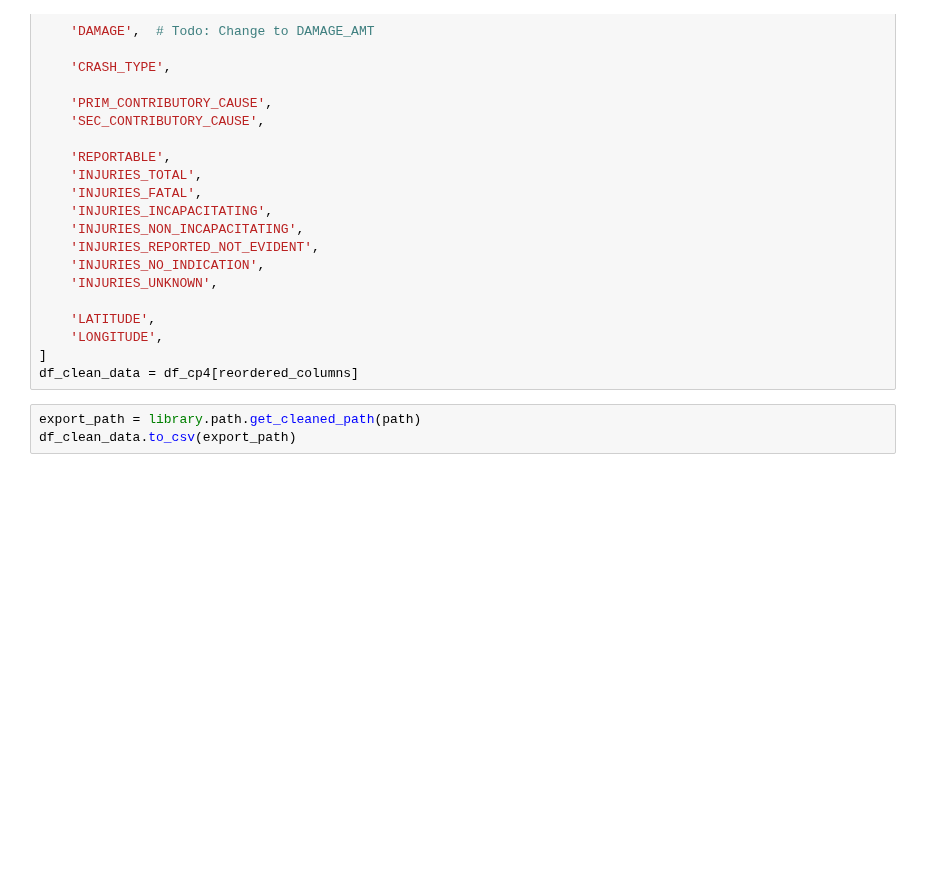
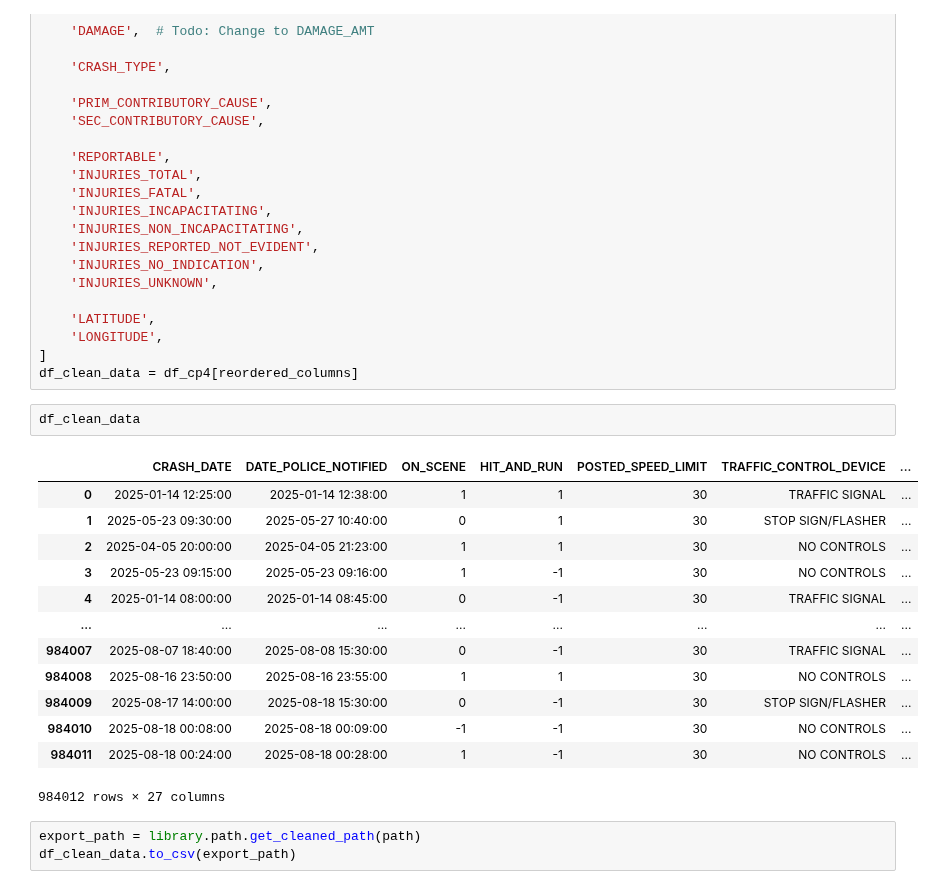
Before and after one commit to christophermagno/christophermagno, a Jupyter notebook: chicago_traffic_crashes.ipynb, the cells around one changed output. Drawn from its saved outputs; the diff is of its cells as text; blank space fills up the shorter version.

Commit message:
Adding sample output of final cleaned table for chicago traffic crashes

```diff
--- a/chicago_traffic_crashes.ipynb
+++ b/chicago_traffic_crashes.ipynb
@@ -1069,6 +1069,22 @@ reordered_columns = [
     'LONGITUDE',
 ]
 df_clean_data = df_cp4[reordered_columns]
+# %%
+df_clean_data
+# %% [output]
+|  | CRASH_DATE | DATE_POLICE_NOTIFIED | ON_SCENE | HIT_AND_RUN | POSTED_SPEED_LIMIT | TRAFFIC_CONTROL_DEVICE | ... |
+| 0 | 2025-01-14 12:25:00 | 2025-01-14 12:38:00 | 1 | 1 | 30 | TRAFFIC SIGNAL | ... |
+| 1 | 2025-05-23 09:30:00 | 2025-05-27 10:40:00 | 0 | 1 | 30 | STOP SIGN/FLASHER | ... |
+| 2 | 2025-04-05 20:00:00 | 2025-04-05 21:23:00 | 1 | 1 | 30 | NO CONTROLS | ... |
+| 3 | 2025-05-23 09:15:00 | 2025-05-23 09:16:00 | 1 | -1 | 30 | NO CONTROLS | ... |
+| 4 | 2025-01-14 08:00:00 | 2025-01-14 08:45:00 | 0 | -1 | 30 | TRAFFIC SIGNAL | ... |
+| ... | ... | ... | ... | ... | ... | ... | ... |
+| 984007 | 2025-08-07 18:40:00 | 2025-08-08 15:30:00 | 0 | -1 | 30 | TRAFFIC SIGNAL | ... |
+| 984008 | 2025-08-16 23:50:00 | 2025-08-16 23:55:00 | 1 | 1 | 30 | NO CONTROLS | ... |
+| 984009 | 2025-08-17 14:00:00 | 2025-08-18 15:30:00 | 0 | -1 | 30 | STOP SIGN/FLASHER | ... |
+| 984010 | 2025-08-18 00:08:00 | 2025-08-18 00:09:00 | -1 | -1 | 30 | NO CONTROLS | ... |
+| 984011 | 2025-08-18 00:24:00 | 2025-08-18 00:28:00 | 1 | -1 | 30 | NO CONTROLS | ... |
+984012 rows × 27 columns
 # %%
 export_path = library.path.get_cleaned_path(path)
 df_clean_data.to_csv(export_path)
```
Also changed, not shown: parts of 1 cell of this notebook.
